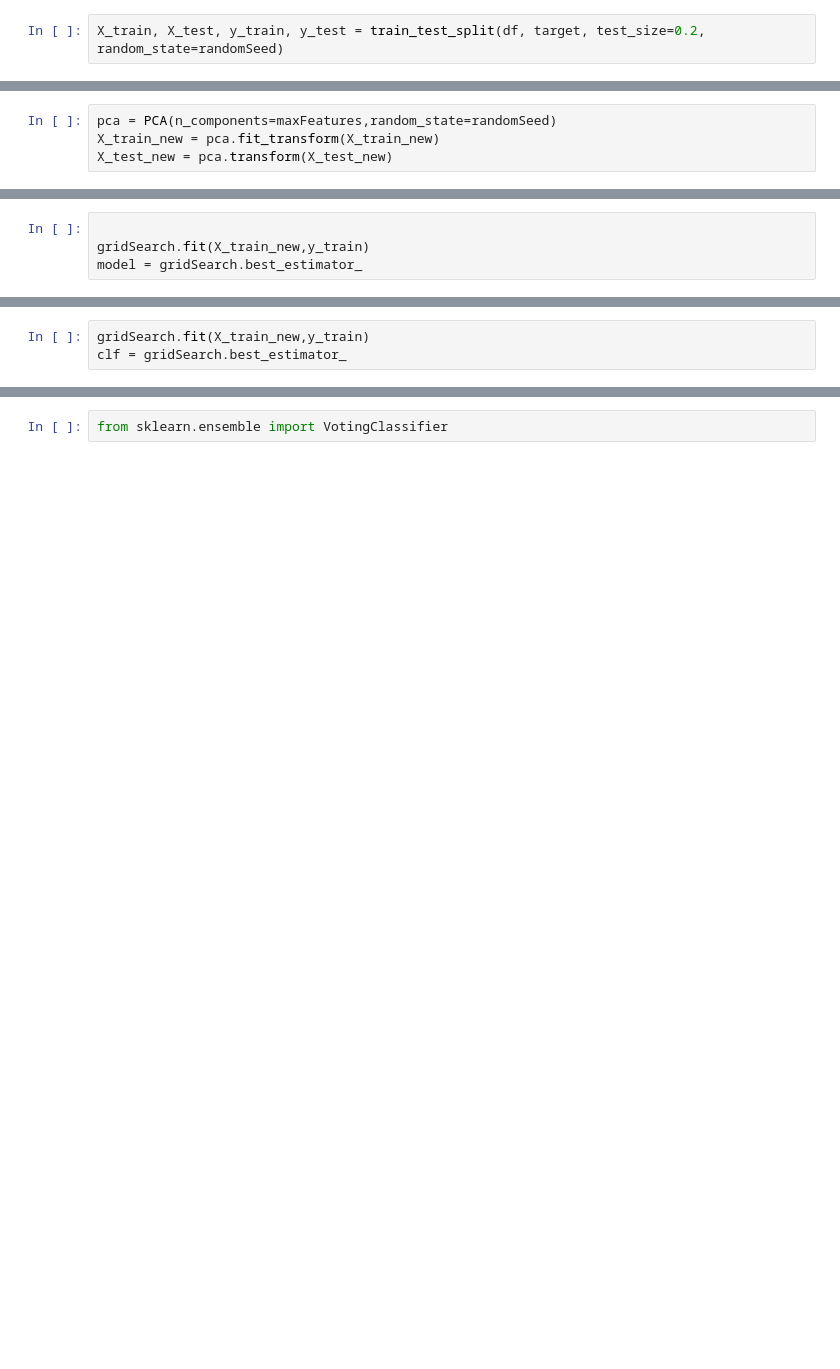
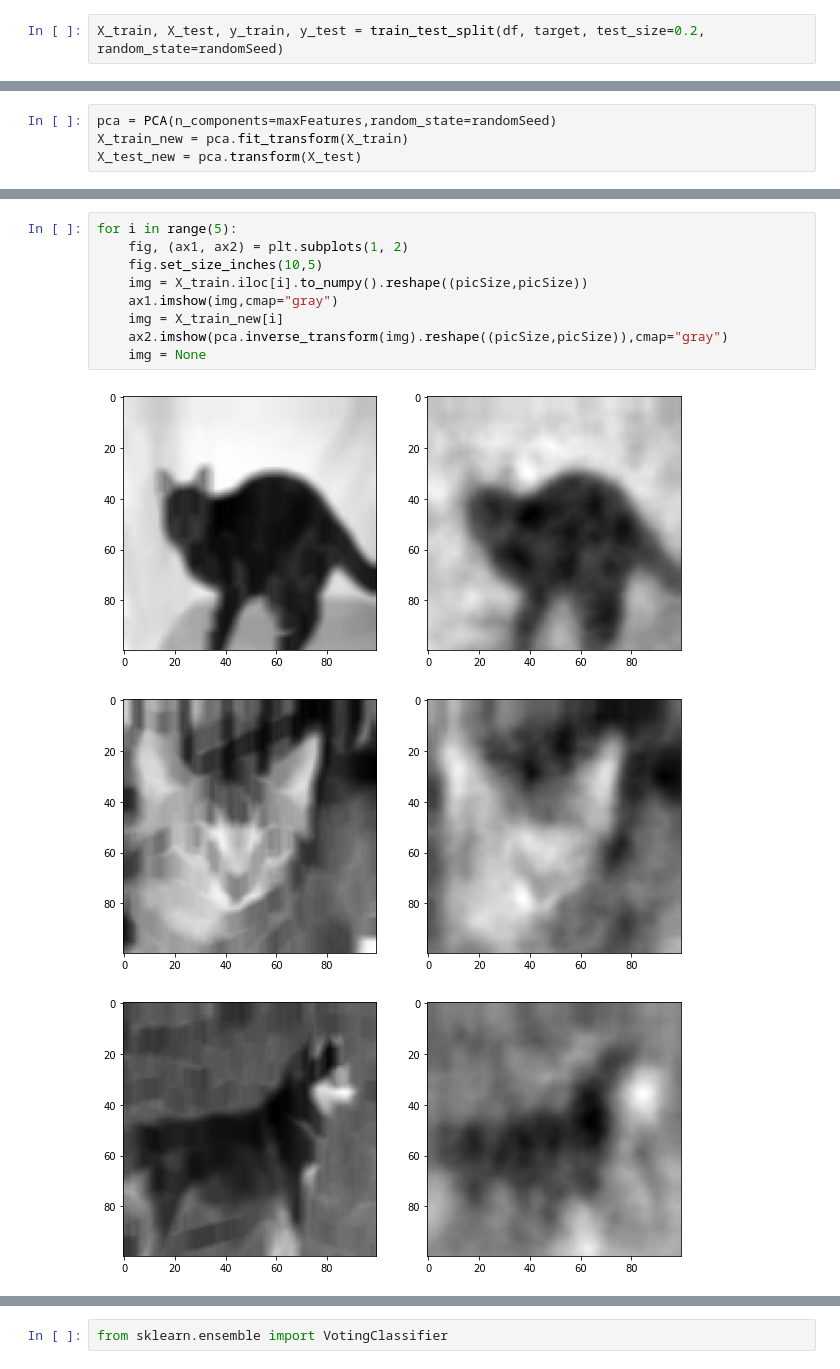
Before and after one commit to zivm20/Final-project-semester-2, a Jupyter notebook: cats_vs_dogs.ipynb, the cells around one changed output, grey strips where cells are left out. Saved outputs shown, nothing was run; the diff lists cells and outputs as text; blank space fills up the shorter version.

```diff
--- a/cats_vs_dogs.ipynb
+++ b/cats_vs_dogs.ipynb
@@ -206,7 +274,7 @@ exp_var_cumul[maxFeatures], maxFeatures
 # %%
 pca = PCA(n_components=maxFeatures,random_state=randomSeed)
-X_train_new = pca.fit_transform(X_train_new)
-X_test_new = pca.transform(X_test_new)
+X_train_new = pca.fit_transform(X_train)
+X_test_new = pca.transform(X_test)
 # %%
 X_train_new.shape
 # %% [output]
@@ -225,4 +281,0 @@ gridSearch = HalvingGridSearchCV(model, param_grid, cv=5,n_jobs=-1,verbose=2,ran
-# %%
-
-gridSearch.fit(X_train_new,y_train)
-model = gridSearch.best_estimator_
@@ -279,3 +281,0 @@ gridSearch = HalvingGridSearchCV(clf, param_grid, cv=5,n_jobs=-1,verbose=2,rando
-# %%
-gridSearch.fit(X_train_new,y_train)
-clf = gridSearch.best_estimator_
@@ -324,0 +284,13 @@ plot_roc_curve(clf,X_test_new,y_test)
+# %%
+for i in range(5):
+    fig, (ax1, ax2) = plt.subplots(1, 2)
+    fig.set_size_inches(10,5)
+    img = X_train.iloc[i].to_numpy().reshape((picSize,picSize))
+    ax1.imshow(img,cmap="gray")
+    img = X_train_new[i]
+    ax2.imshow(pca.inverse_transform(img).reshape((picSize,picSize)),cmap="gray")
+    img = None
+# %% [output]
+[figure, added]
+[figure, added]
+[figure, added]
```
Also changed, not shown: parts of 84 cells of this notebook.
